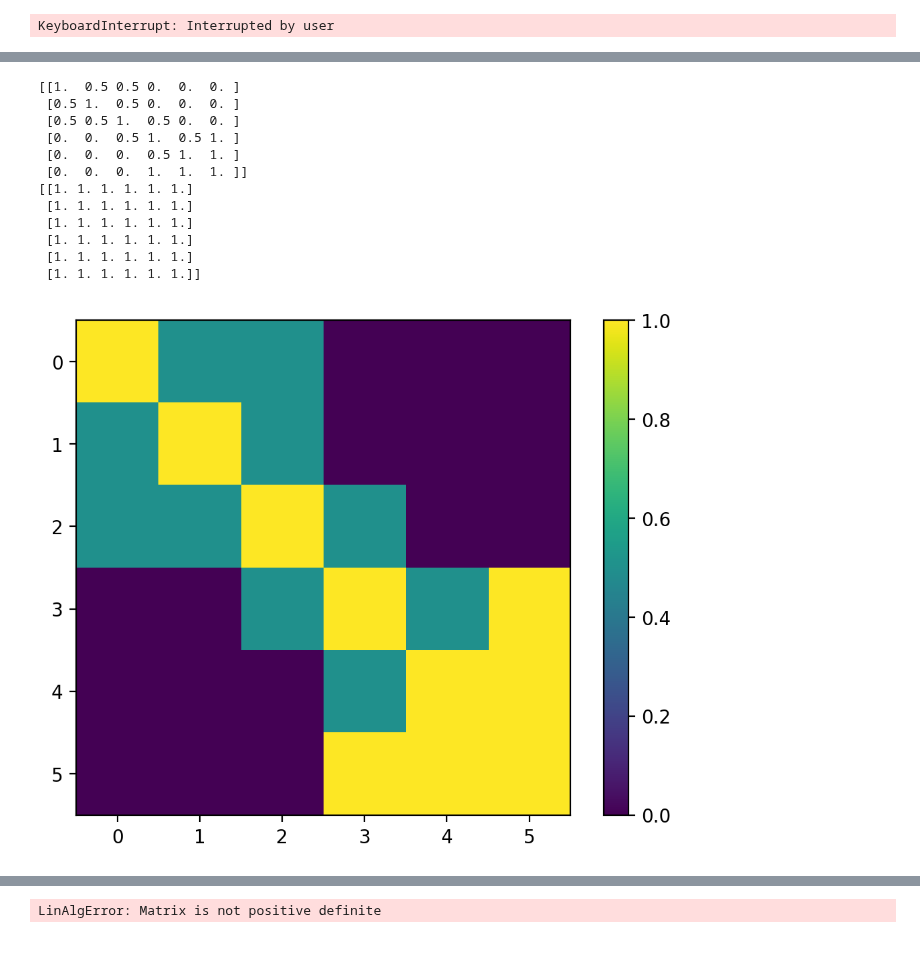
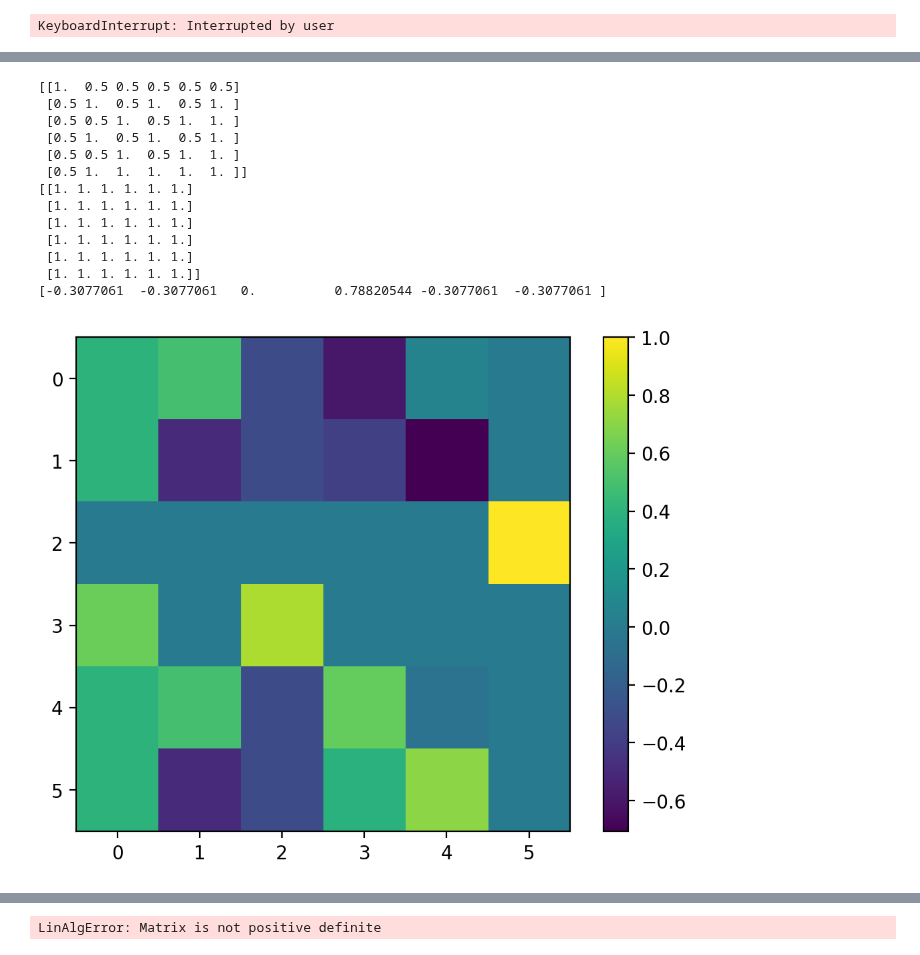
Before and after one commit to blake-holman/ED_Adversaries, a Jupyter notebook: Span.ipynb, the cells around one changed output, grey strips where cells are left out. Drawn from its saved outputs; the diff is of its cells as text; code cells hidden in the pictures.

Commit message:
span

```diff
--- a/Span.ipynb
+++ b/Span.ipynb
@@ -71,7 +71,21 @@ def rand_function(n, alpha='01'):
             no.append(s)
     return Problem(no, yes)
 # %%
-prob = threshold_k(7, 3)
-print(prob)
-v, X = span_solver(prob, {'solver': 'SCS', 'verbose': True}, 'min_trace')
+diffs = []
+for i in range(10):
+    prob = rand_function(4)
+    print(prob.yes_len, prob.no_len, prob.len)
+    v_eq, X_eq = span_solver(prob, {'solver': 'SCS', 'verbose': False}, mode='==')
+    v_ieq, X_ieq = span_solver(prob, {'solver': 'SCS', 'verbose': False}, mode='<=')
+    # plt.imshow(X_eq)
+    # plt.colorbar()
+    # plt.show()
+    # plt.imshow(X_ieq)
+    # plt.colorbar()
+    # plt.show()
+    # plt.imshow(X_eq-X_ieq)
+    # plt.colorbar()
+    # plt.show()
+    print(v_eq-v_ieq)
+    diffs.append(v_eq-v_ieq)
 # %% [output]
@@ -325,6 +326,20 @@ prob = threshold_k(3, 2)
 # %%
 def dist(x,y):
     return len([j for j in range(len(x)) if x[j]==1 and y[j]==0])
+def get_A(problem, j):
+    A = np.zeros((problem.len, problem.len))
+    for i in range(problem.len):
+        for p in range(problem.len):
+            inst1 = problem.instances[i]
+            inst2 = problem.instances[p]
+            if i != p:
+                # print(inst1, inst2, k)
+                v = len([l for l in range(n) if l != j and inst1[l] == 1 and inst2[l] == 1])
+
+                A[i,p] = v
+            else:
+                A[i,p] = k-1
+    return A
 
 def get_Xj(problem, j):
     n = problem.n
@@ -350,11 +365,11 @@ def get_Xj(problem, j):
                 yes_index2 = problem.instance_to_index[yes2]
                 D[yes_index1, yes_index2] = np.sqrt((n-k+1)/k)
 
-        for no in problem.no_instances:
-            no_index = problem.instance_to_index[no]
-            if no[j] == 0 or (no[j]==1 and yes1[j]==1):
-                B[yes_index1, no_index] = 0
-                B[no_index, yes_index1] = 0
+        # for no in problem.no_instances:
+        #     no_index = problem.instance_to_index[no]
+        #     if no[j] == 0 or (no[j]==1 and yes1[j]==1):
+        #         B[yes_index1, no_index] = 0
+        #         B[no_index, yes_index1] = 0
 
     for no1 in problem.no_instances:
         no_index1 = problem.instance_to_index[no1]
@@ -363,41 +378,50 @@ def get_Xj(problem, j):
                 no_index2 = problem.instance_to_index[no2]
                 D[no_index1, no_index2] = np.sqrt(k/(n-k+1))
 
 
     print(B)
     print(D)
-    return B * D
+    return np.multiply(B, D)
 n=3
 k=2
 prob = threshold_k(n, k)
 Xj = get_Xj(prob, 0)
+A = get_A(prob, 1)
+vals, vects = np.linalg.eig(A)
+print(vects[:, 2])
+plt.imshow(np.array(vects))
+plt.colorbar()
+plt.show()
+L = np.linalg.cholesky(A+2*np.eye(prob.len))
 plt.imshow(Xj)
 plt.colorbar()
 plt.show()
 print(np.linalg.eigvals(Xj))
 X = np.zeros((n * prob.len, n * prob.len))
+
+
+
 for i in range(n):
     X= get_Xj(prob, i)
     print(i)
     print(X)
     X[i*prob.len: (i+1)*prob.len, i*prob.len: (i+1)*prob.len] = Xj
     print(np.linalg.cholesky(Xj+.01 * np.eye(prob.len)))
 
-plt.imshow(X)
-plt.colorbar()
-plt.show()
+
 plt.imshow(np.linalg.cholesky(X+.001 * np.eye(n * prob.len)))
 # %% [output]
-[[1.  0.5 0.5 0.  0.  0. ]
- [0.5 1.  0.5 0.  0.  0. ]
- [0.5 0.5 1.  0.5 0.  0. ]
- [0.  0.  0.5 1.  0.5 1. ]
- [0.  0.  0.  0.5 1.  1. ]
- [0.  0.  0.  1.  1.  1. ]]
+[[1.  0.5 0.5 0.5 0.5 0.5]
+ [0.5 1.  0.5 1.  0.5 1. ]
+ [0.5 0.5 1.  0.5 1.  1. ]
+ [0.5 1.  0.5 1.  0.5 1. ]
+ [0.5 0.5 1.  0.5 1.  1. ]
+ [0.5 1.  1.  1.  1.  1. ]]
 [[1. 1. 1. 1. 1. 1.]
  [1. 1. 1. 1. 1. 1.]
  [1. 1. 1. 1. 1. 1.]
  [1. 1. 1. 1. 1. 1.]
  [1. 1. 1. 1. 1. 1.]
  [1. 1. 1. 1. 1. 1.]]
+[-0.3077061  -0.3077061   0.          0.78820544 -0.3077061  -0.3077061 ]
-[figure, old version]
+[figure, new version]
```
Also changed, not shown: parts of 3 cells of this notebook, 2 other files.
